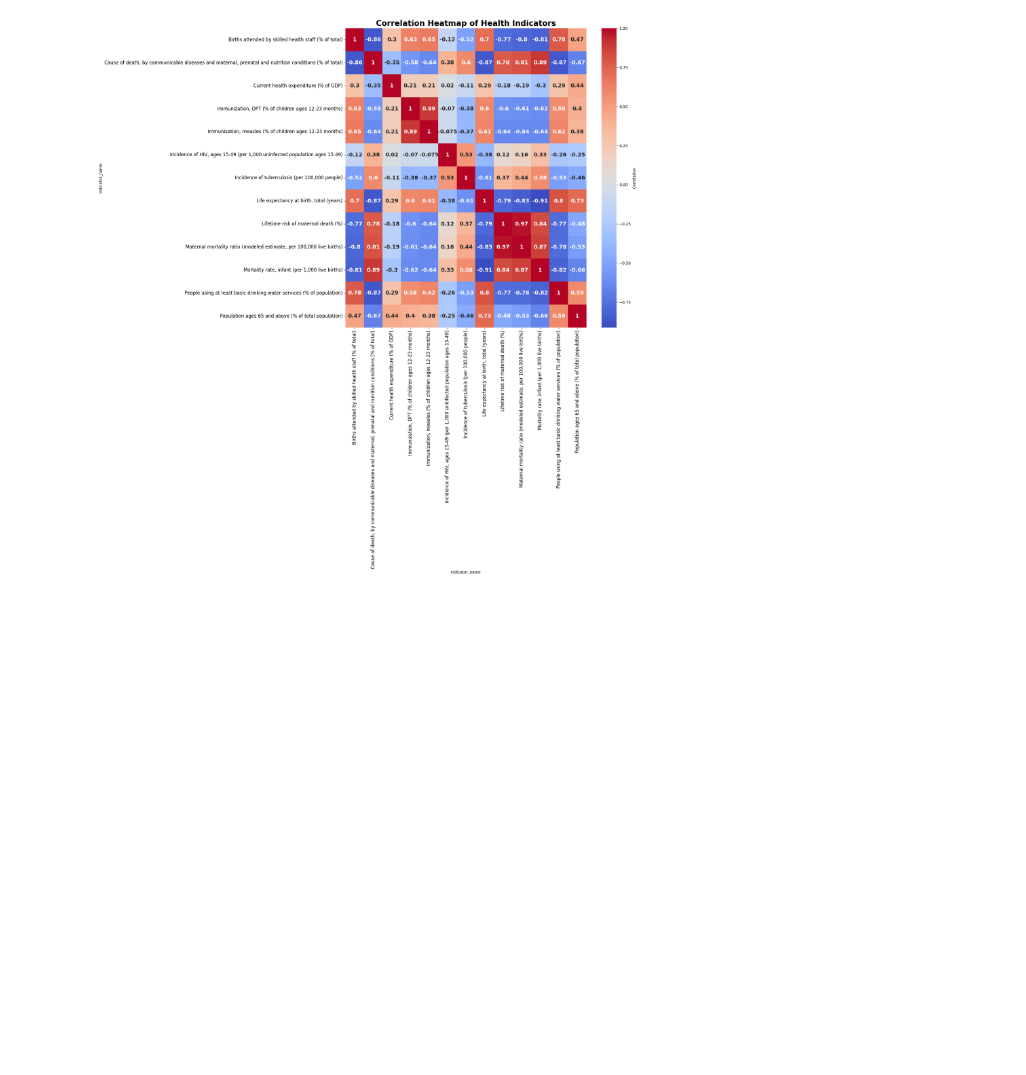
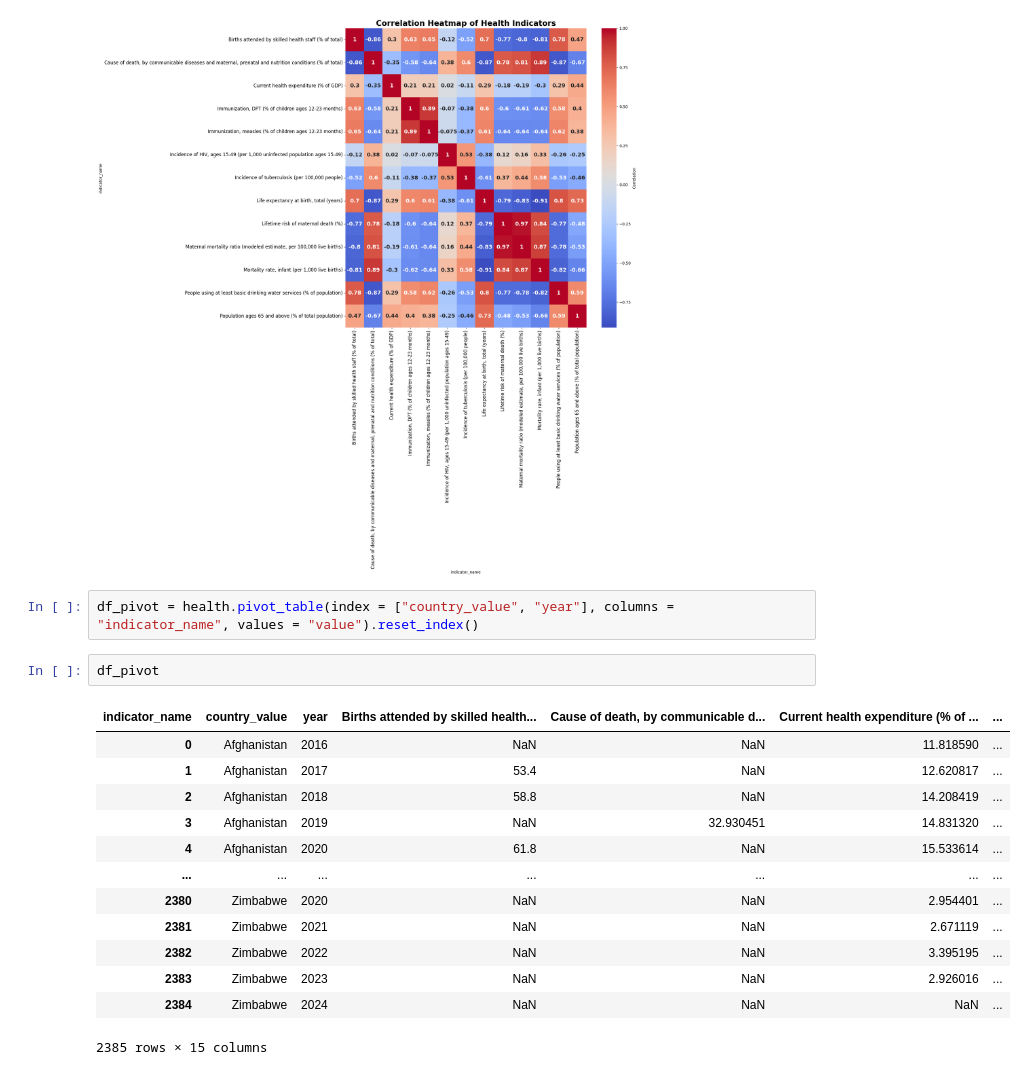
Before and after one commit to aijulhussain/Live-Data-Analytics, a Jupyter notebook: deshboard/api_data.ipynb, the cells around one changed output. Cells and saved outputs as stored; diff of their text form; blank space fills up the shorter version.

```diff
--- a/deshboard/api_data.ipynb
+++ b/deshboard/api_data.ipynb
@@ -575,3 +575,21 @@ ax.tick_params(axis="x", labelsize=12)
 ax.tick_params(axis="y", labelsize=12)
 # %% [output]
 [figure]
+# %%
+df_pivot = health.pivot_table(index = ["country_value", "year"], columns = "indicator_name", values = "value").reset_index()
+# %%
+df_pivot
+# %% [output]
+| indicator_name | country_value | year | Births attended by skilled health... | Cause of death, by communicable d... | Current health expenditure (% of ... | ... |
+| 0 | Afghanistan | 2016 | NaN | NaN | 11.818590 | ... |
+| 1 | Afghanistan | 2017 | 53.4 | NaN | 12.620817 | ... |
+| 2 | Afghanistan | 2018 | 58.8 | NaN | 14.208419 | ... |
+| 3 | Afghanistan | 2019 | NaN | 32.930451 | 14.831320 | ... |
+| 4 | Afghanistan | 2020 | 61.8 | NaN | 15.533614 | ... |
+| ... | ... | ... | ... | ... | ... | ... |
+| 2380 | Zimbabwe | 2020 | NaN | NaN | 2.954401 | ... |
+| 2381 | Zimbabwe | 2021 | NaN | NaN | 2.671119 | ... |
+| 2382 | Zimbabwe | 2022 | NaN | NaN | 3.395195 | ... |
+| 2383 | Zimbabwe | 2023 | NaN | NaN | 2.926016 | ... |
+| 2384 | Zimbabwe | 2024 | NaN | NaN | NaN | ... |
+2385 rows × 15 columns
```
Also changed, not shown: parts of 2 cells of this notebook, 1 other file.
